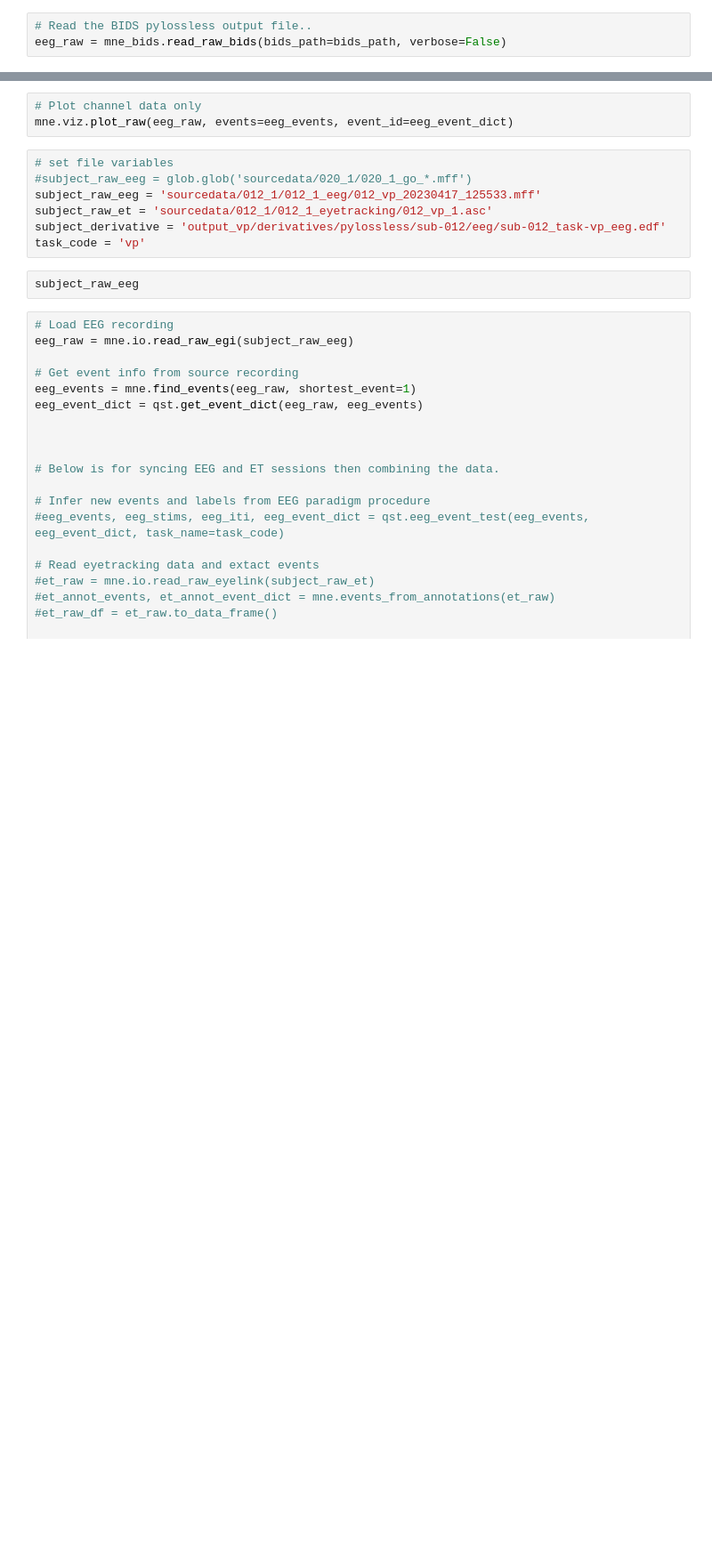
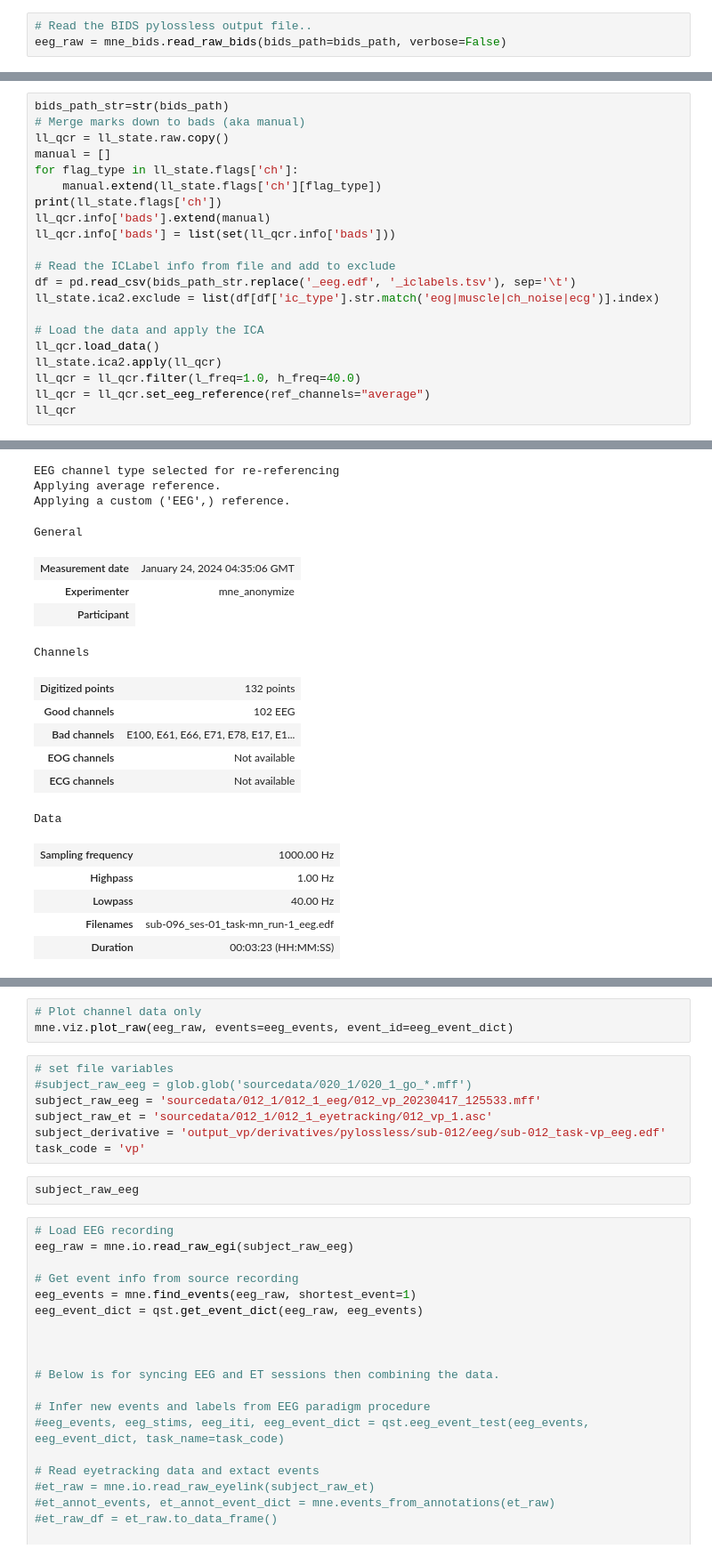
Before and after one commit to lina-usc/q1k_postproc_erp, a Jupyter notebook: single_sub_seg_mn.ipynb, the cells around one changed output, grey strips where cells are left out. Shown at 89% size. Saved outputs shown, nothing was run; the diff lists cells and outputs as text; blank space fills up the shorter version.

```diff
--- a/single_sub_seg_mn.ipynb
+++ b/single_sub_seg_mn.ipynb
@@ -36,0 +67,22 @@ eeg_event_dict
+# %%
+bids_path_str=str(bids_path)
+# Merge marks down to bads (aka manual)
+ll_qcr = ll_state.raw.copy()
+manual = []
+for flag_type in ll_state.flags['ch']:
+    manual.extend(ll_state.flags['ch'][flag_type])
+print(ll_state.flags['ch'])
+ll_qcr.info['bads'].extend(manual)
+ll_qcr.info['bads'] = list(set(ll_qcr.info['bads']))
+
+# Read the ICLabel info from file and add to exclude
+df = pd.read_csv(bids_path_str.replace('_eeg.edf', '_iclabels.tsv'), sep='\t')
+ll_state.ica2.exclude = list(df[df['ic_type'].str.match('eog|muscle|ch_noise|ecg')].index)
+
+# Load the data and apply the ICA
+ll_qcr.load_data()
+ll_state.ica2.apply(ll_qcr)
+ll_qcr = ll_qcr.filter(l_freq=1.0, h_freq=40.0)
+ll_qcr = ll_qcr.set_eeg_reference(ref_channels="average")
+ll_qcr
+# %% [output]
@@ -36,0 +108,19 @@ eeg_event_dict
+EEG channel type selected for re-referencing
+Applying average reference.
+Applying a custom ('EEG',) reference.
+General
+| Measurement date | January 24, 2024 04:35:06 GMT |
+| Experimenter | mne_anonymize |
+| Participant |
+Channels
+| Digitized points | 132 points |
+| Good channels | 102 EEG |
+| Bad channels | E100, E61, E66, E71, E78, E17, E1... |
+| EOG channels | Not available |
+| ECG channels | Not available |
+Data
+| Sampling frequency | 1000.00 Hz |
+| Highpass | 1.00 Hz |
+| Lowpass | 40.00 Hz |
+| Filenames | sub-096_ses-01_task-mn_run-1_eeg.edf |
+| Duration | 00:03:23 (HH:MM:SS) |
```
Also changed, not shown: parts of 15 cells of this notebook, 1 other file.
